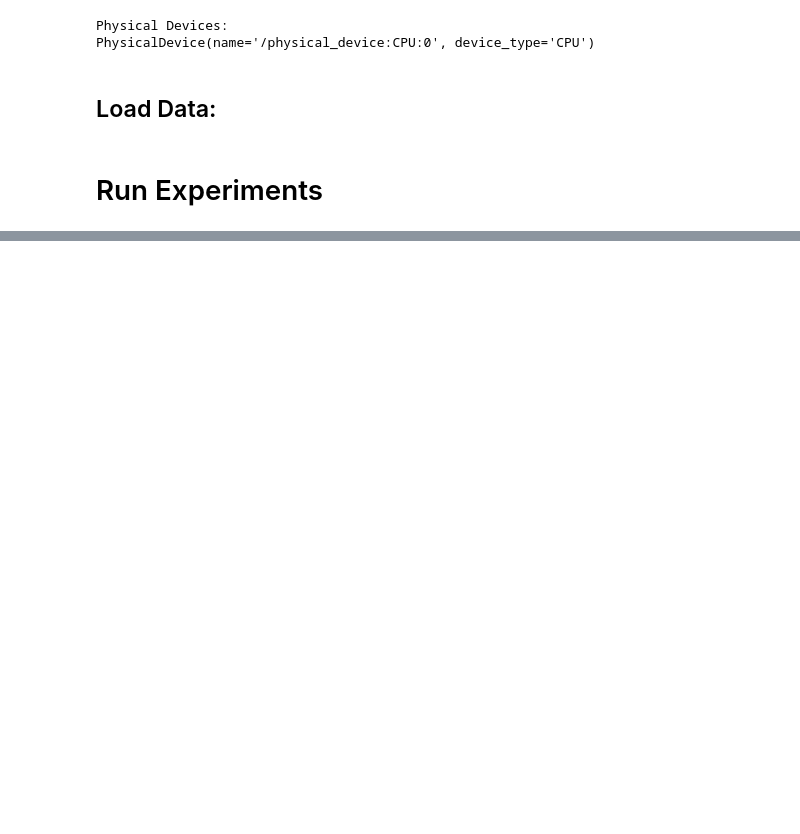
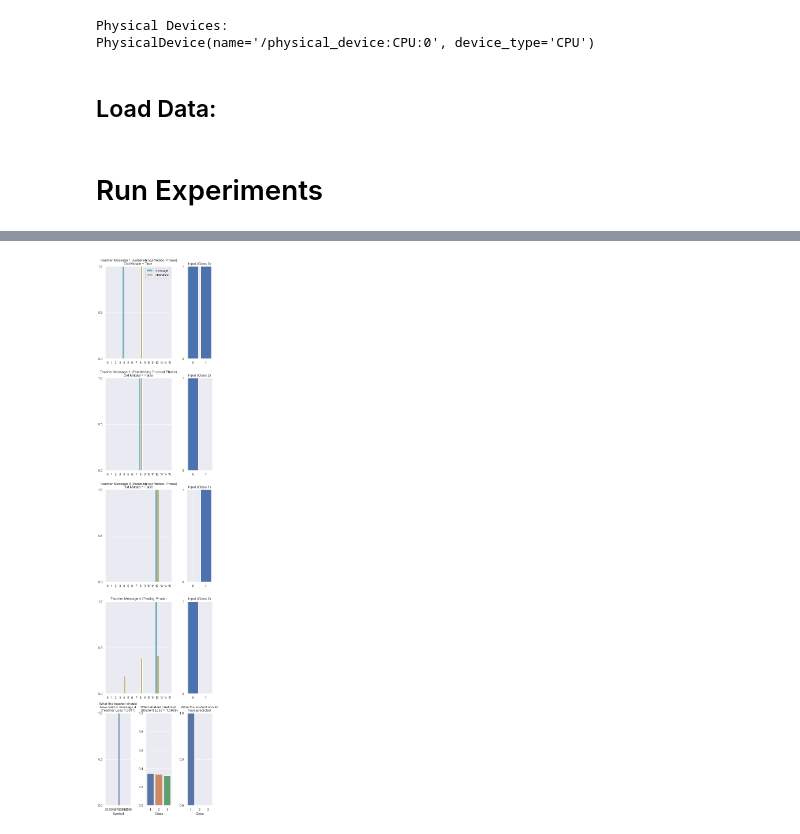
Before and after one commit to DylanCope/zero-shot-comm, a Jupyter notebook: zero-shot-coordination.ipynb, the cells around one changed output, grey strips where cells are left out. Saved outputs shown, nothing was run; the diff lists cells and outputs as text; code cells hidden in the pictures; blank space fills up the shorter version.

```diff
--- a/zero-shot-coordination.ipynb
+++ b/zero-shot-coordination.ipynb
@@ -433,0 +482,2 @@ plt.show()
+# %%
+games_played, test_metrics = vary_pm_experiment.experiments[2]['experiment'].experiments[0]['experiment'].run_tests()
@@ -433,0 +504,5 @@ plt.show()
+# %%
+inputs, targets, outputs = games_played[3]
+plot_game(inputs, outputs, targets)
+# %% [output]
+[figure, added]
```
Also changed, not shown: parts of 24 cells of this notebook, 44 other files.
